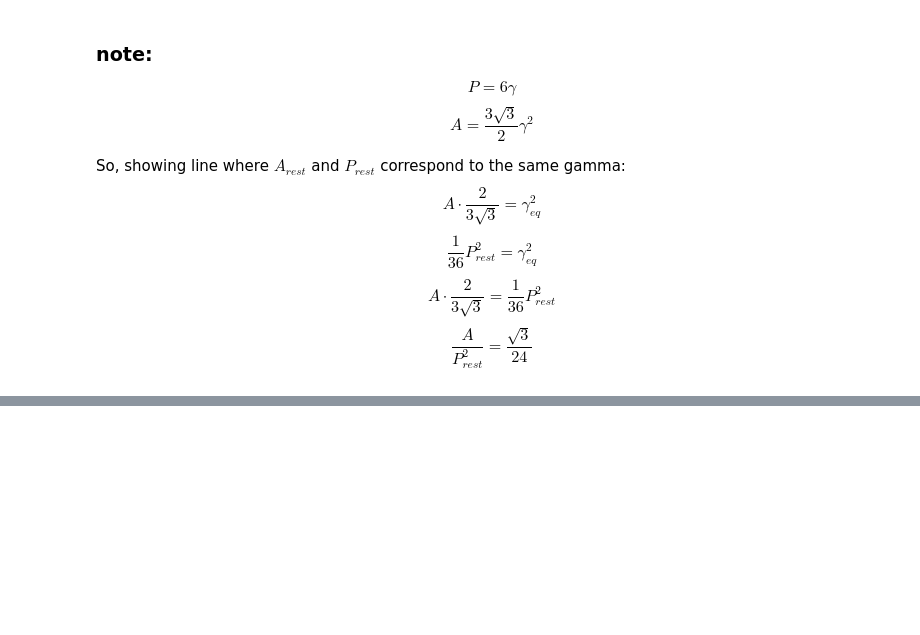
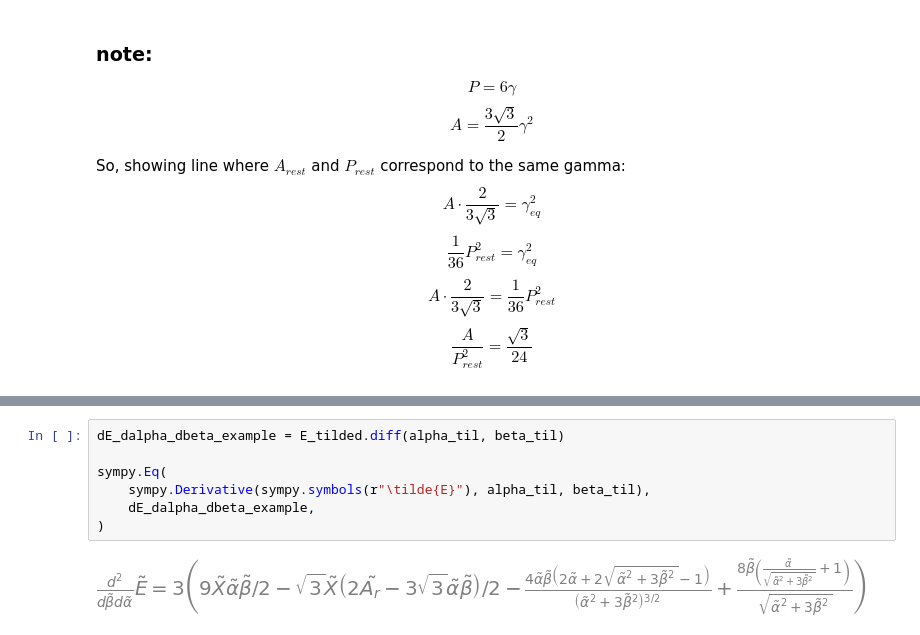
Before and after one commit to frenebo/VMToolkit_pjk, a Jupyter notebook: analytic_notebooks/2024_11_24_analytic_deform.ipynb, the cells around one changed output, grey strips where cells are left out. Saved outputs shown, nothing was run; the diff lists cells and outputs as text; blank space fills up the shorter version.

```diff
--- a/analytic_notebooks/2024_11_24_analytic_deform.ipynb
+++ b/analytic_notebooks/2024_11_24_analytic_deform.ipynb
@@ -643,0 +705,9 @@ $$ \frac{A}{P_{rest}^2} =  \frac{\sqrt{3}}{24}  $$
+# %%
+dE_dalpha_dbeta_example = E_tilded.diff(alpha_til, beta_til)
+
+sympy.Eq(
+    sympy.Derivative(sympy.symbols(r"\tilde{E}"), alpha_til, beta_til),
+    dE_dalpha_dbeta_example,
+)
+# %% [output]
+[figure, added]
```
Also changed, not shown: parts of 19 cells of this notebook, 2 other files.
